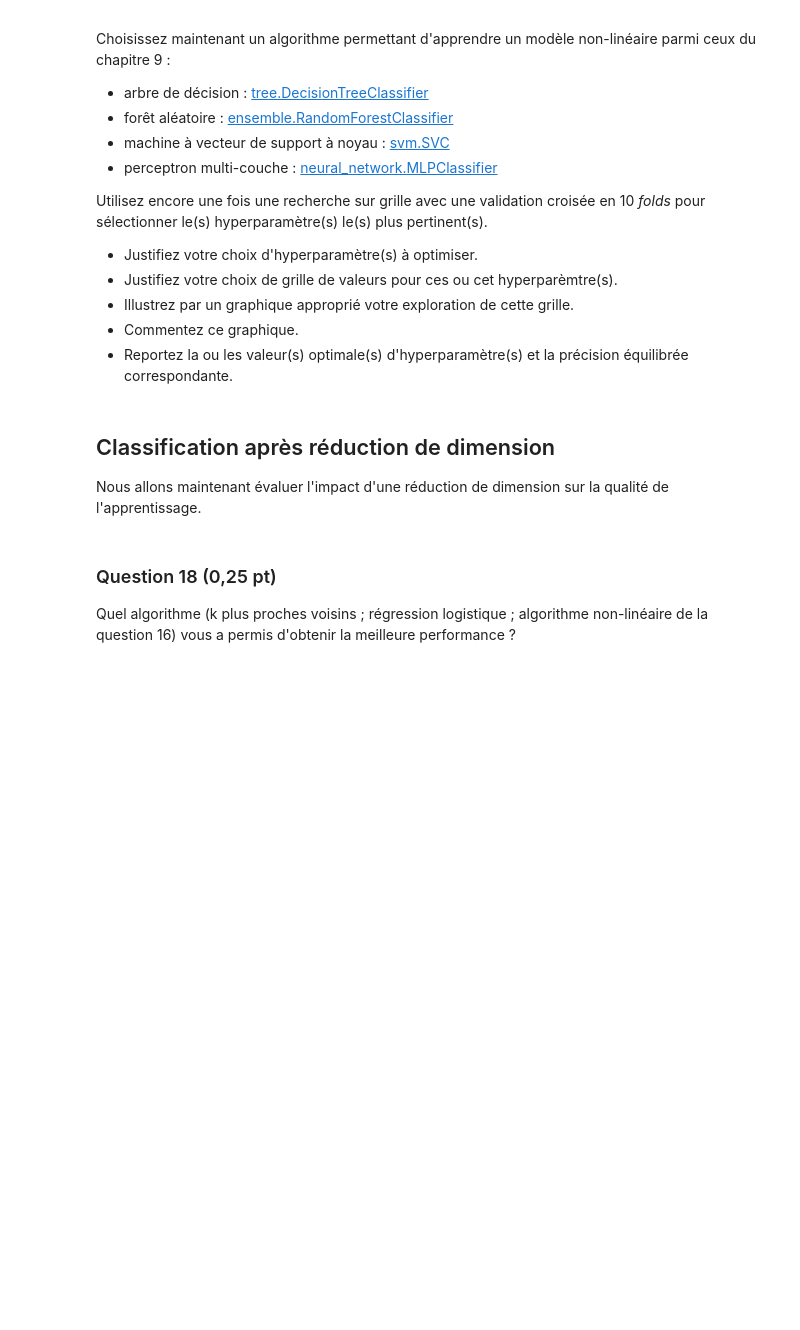
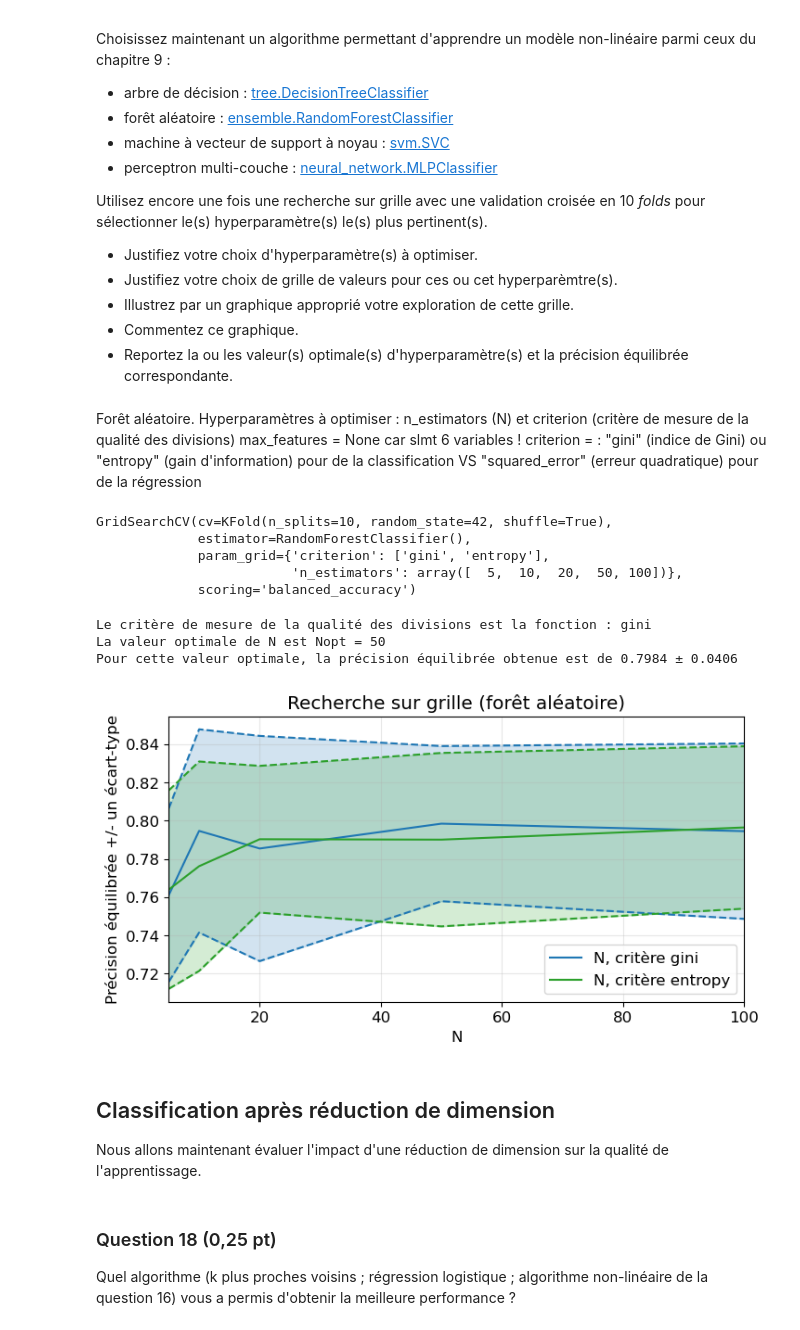
Before and after one commit to bavrillon/Projets_UE21, a Jupyter notebook: DATA/Projet_GR28.ipynb, the cells around one changed output. Drawn from its saved outputs; the diff is of its cells as text; code cells hidden in the pictures; blank space fills up the shorter version.

```diff
--- a/DATA/Projet_GR28.ipynb
+++ b/DATA/Projet_GR28.ipynb
@@ -474,6 +525,86 @@ Utilisez encore une fois une recherche sur grille avec une validation croisée e
 * Illustrez par un graphique approprié votre exploration de cette grille.
 * Commentez ce graphique.
 * Reportez la ou les valeur(s) optimale(s) d'hyperparamètre(s) et la précision équilibrée correspondante.
+# %% [markdown]
+Forêt aléatoire.
+Hyperparamètres à optimiser : n_estimators (N) et criterion (critère de mesure de la qualité des divisions)
+max_features = None car slmt 6 variables !
+criterion =  : "gini" (indice de Gini) ou "entropy" (gain d'information) pour de la classification VS "squared_error" (erreur quadratique) pour de la régression
+# %%
+from sklearn.ensemble import RandomForestClassifier
+
+# Définir la grille de valeurs des hyperparamètres n_estimators et criterion
+Nb_estimators = np.array([5,10,20,50,100])
+#,100,150,200,300
+Criteria = ['gini','entropy']
+
+# Définir le modèle à évaluer
+forest = RandomForestClassifier()
+
+# Instantier la recherche sur grille
+grid_forest = model_selection.GridSearchCV(forest, {'n_estimators': Nb_estimators, 'criterion': Criteria},
+                                    cv=kf, # on utilise les folds déjà définis
+                                    scoring='balanced_accuracy'
+                                   )
+
+# Utiliser la recherche sur grille
+grid_forest.fit(X_scaled, y_train_risk_vs_norisk)
+# %% [output]
+GridSearchCV(cv=KFold(n_splits=10, random_state=42, shuffle=True),
+             estimator=RandomForestClassifier(),
+             param_grid={'criterion': ['gini', 'entropy'],
+                         'n_estimators': array([  5,  10,  20,  50, 100])},
+             scoring='balanced_accuracy')
+# %%
+# Affichage des résultats de l'exploration de la grille de valeurs pour la forêt aléatoire
+
+plt.figure(figsize=(8, 4))
+
+ba_forest = grid_forest.cv_results_['mean_test_score']
+std_error_forest = grid_forest.cv_results_['std_test_score']
+
+# Séparation des résultats par critère de mesure de la qualité des divisions
+for criterion in Criteria:
+    mask = [criterion_tree == criterion for criterion_tree in grid_forest.cv_results_['param_criterion']]
+
+    # afficher les précisions équilibrées
+    plt.plot(Nb_estimators, ba_forest[mask],
+             label=f"N, critère {criterion}", color='tab:blue' if criterion == 'gini' else 'tab:green')
+    plt.plot(Nb_estimators, ba_forest[mask] + std_error_forest[mask],
+             color='tab:blue' if criterion == 'gini' else 'tab:green', linestyle='dashed')
+    plt.plot(Nb_estimators, ba_forest[mask] - std_error_forest[mask],
+             color='tab:blue' if criterion == 'gini' else 'tab:green', linestyle='dashed')
+
+    # colorer l'espace entre les courbes représentant les écarts-types
+    plt.fill_between(Nb_estimators, ( ba_forest[mask] - std_error_forest[mask]), ( ba_forest[mask] + std_error_forest[mask]),
+                 color='tab:blue' if criterion == 'gini' else 'tab:green',
+                 alpha=0.2, # contrôle la transparence
+                )
+
+# Mise en forme
+plt.xlabel("Nombre d'arbres (n_estimators)")
+plt.ylabel("Précision équilibrée")
+plt.title("Performance de la forêt aléatoire avec intervalle de confiance")
+plt.grid(True, alpha=0.3)
+plt.legend(loc='best')
+
+# Mise en forme
+plt.xlabel("N")
+plt.ylabel("Précision équilibrée +/- un écart-type")
+plt.xlim([Nb_estimators[0], Nb_estimators[-1]])
+plt.title("Recherche sur grille (forêt aléatoire)")
+plt.legend(loc='best')
+
+# Recherche des paramètres optimaux maximisant la précision équilibrée (critère et Nopt)
+Nopt = grid_forest.best_params_['n_estimators']
+print(f"Le critère de mesure de la qualité des divisions est la fonction : {grid_forest.best_params_['criterion']}")
+print(f"La valeur optimale de N est Nopt = {Nopt}")
+print(f"Pour cette valeur optimale, la précision équilibrée obtenue est de {grid_forest.best_score_:.4f} ± {std_error_forest[grid_forest.best_index_]:.4f}")
+# %% [output]
+Le critère de mesure de la qualité des divisions est la fonction : gini
+La valeur optimale de N est Nopt = 50
+Pour cette valeur optimale, la précision équilibrée obtenue est de 0.7984 ± 0.0406
+[figure, added]
 # %% [markdown]
 ## Classification après réduction de dimension
 
```
Also changed, not shown: parts of 8 cells of this notebook.
